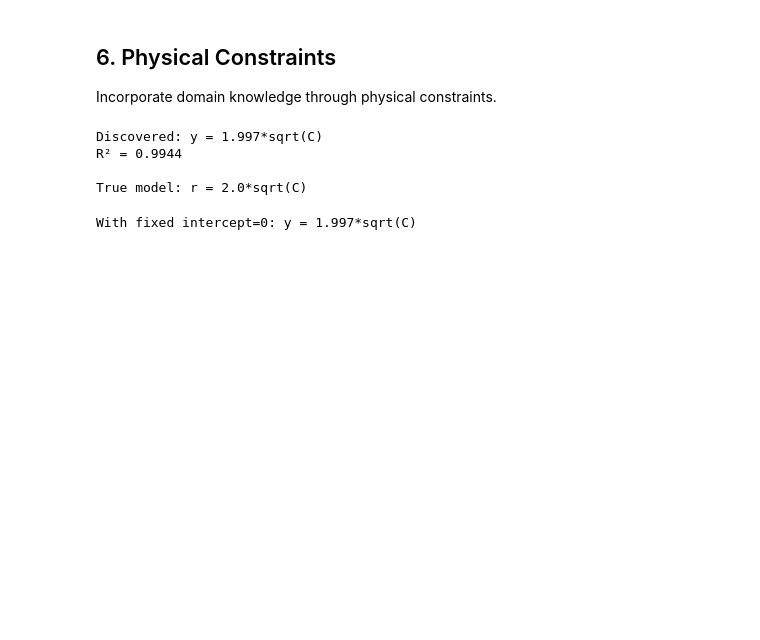
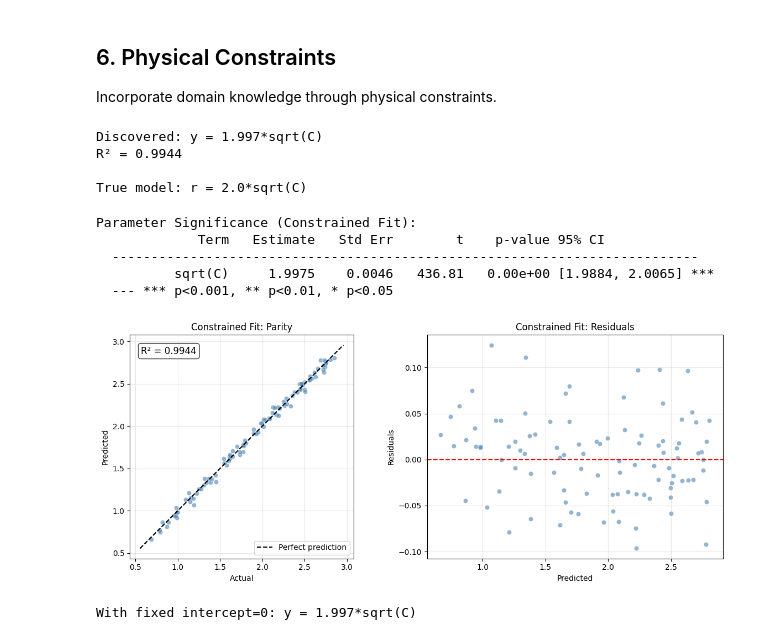
Before and after one commit to jkitchin/jaxsr, a Jupyter notebook: examples/comprehensive_tutorial.ipynb, the cells around one changed output. Saved outputs shown, nothing was run; the diff lists cells and outputs as text; code cells hidden in the pictures; blank space fills up the shorter version.

```diff
--- a/examples/comprehensive_tutorial.ipynb
+++ b/examples/comprehensive_tutorial.ipynb
@@ -375,6 +418,44 @@ Discovered: y = 1.997*sqrt(C)
 R² = 0.9944
 
 True model: r = 2.0*sqrt(C)
+# %%
+# Parameter significance and diagnostics for constrained fit
+from jaxsr.plotting import plot_parity
+
+intervals = model.coefficient_intervals(alpha=0.05)
+n_obs, k_terms = len(np.asarray(y)), len(model.selected_features_)
+df_resid = n_obs - k_terms
+
+print("Parameter Significance (Constrained Fit):")
+print(f"  {'Term':>15s} {'Estimate':>10s} {'Std Err':>9s} {'t':>8s} {'p-value':>10s} 95% CI")
+print("  " + "-" * 75)
+for name, (est, lo, hi, se) in intervals.items():
+    t_val = est / se if abs(se) > 1e-15 else float("inf")
+    p_val = float(2 * (1 - sp_stats.t.cdf(abs(t_val), df_resid))) if df_resid > 0 else 0.0
+    sig = "***" if p_val < 0.001 else ("**" if p_val < 0.01 else ("*" if p_val < 0.05 else ""))
+    print(f"  {name:>15s} {est:10.4f} {se:9.4f} {t_val:8.2f} {p_val:10.2e} [{lo:.4f}, {hi:.4f}] {sig}")
+print("  --- *** p<0.001, ** p<0.01, * p<0.05")
+
+# Parity and residual plots
+y_pred = model.predict(X)
+fig, axes = plt.subplots(1, 2, figsize=(12, 5))
+plot_parity(y, y_pred, ax=axes[0], title="Constrained Fit: Parity")
+residuals = np.array(y - y_pred)
+axes[1].scatter(np.array(y_pred), residuals, alpha=0.6, c="steelblue", edgecolors="white", linewidth=0.5)
+axes[1].axhline(y=0, color="r", linestyle="--")
+axes[1].set_xlabel("Predicted")
+axes[1].set_ylabel("Residuals")
+axes[1].set_title("Constrained Fit: Residuals")
+axes[1].grid(True, alpha=0.3)
+plt.tight_layout()
+plt.show()
+# %% [output]
+Parameter Significance (Constrained Fit):
+             Term   Estimate   Std Err        t    p-value 95% CI
+  ---------------------------------------------------------------------------
+          sqrt(C)     1.9975    0.0046   436.81   0.00e+00 [1.9884, 2.0065] ***
+  --- *** p<0.001, ** p<0.01, * p<0.05
+[figure, added]
 # %%
 # Fixed coefficient example: known intercept
 constraints_fixed = (Constraints()
```
Also changed, not shown: parts of 10 cells of this notebook, 12 other files.
